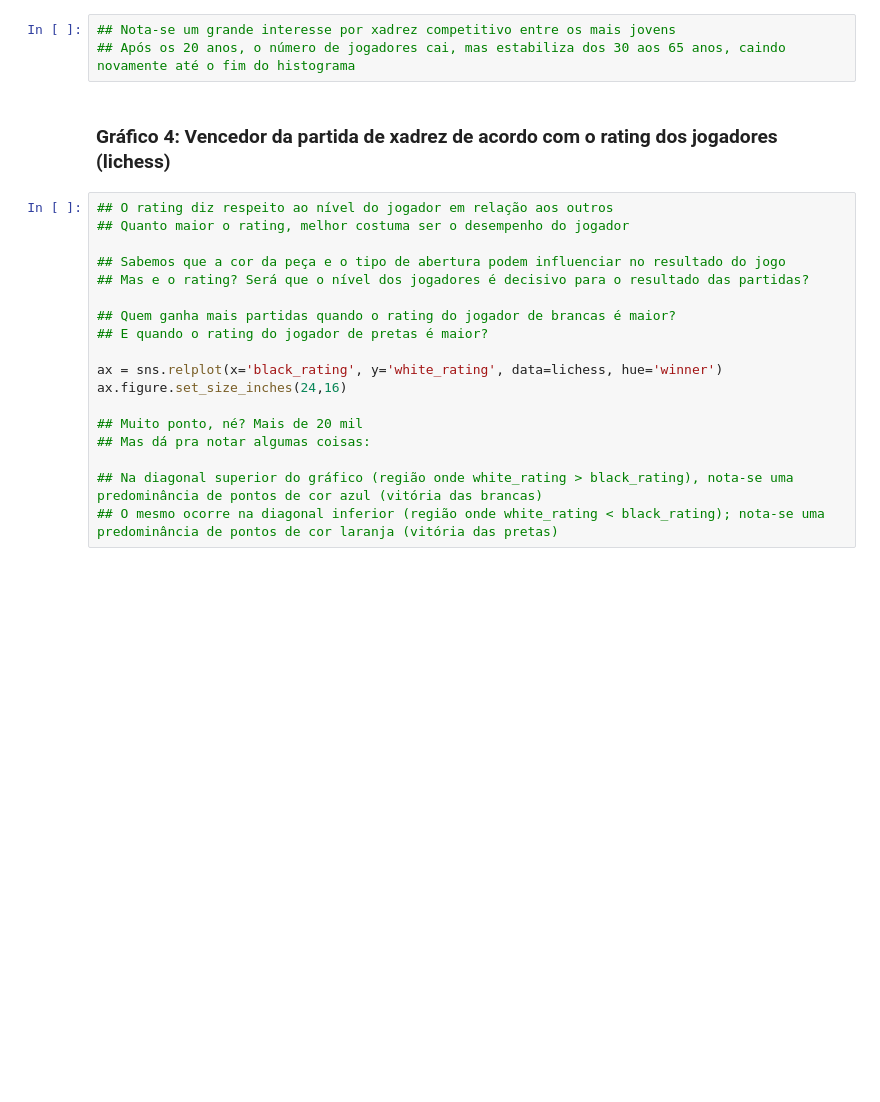
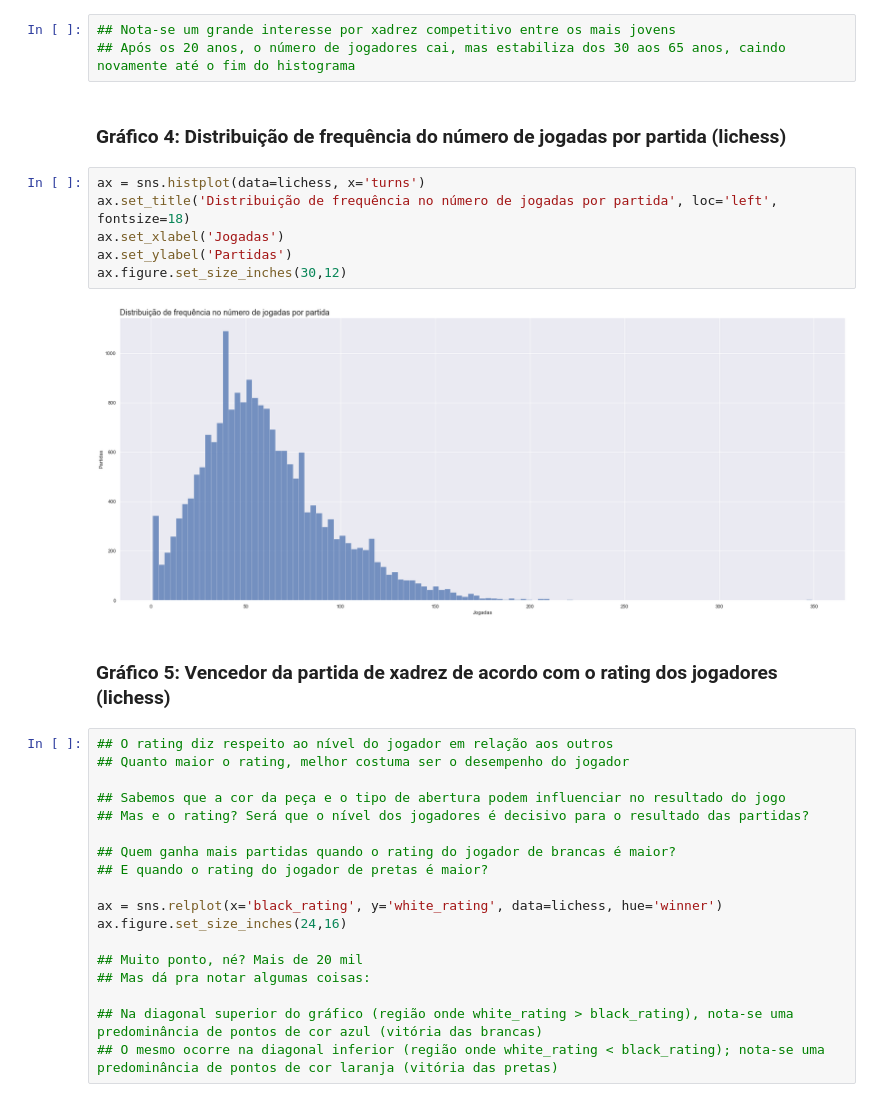
Before and after one commit to samilagarrido/DataChess, a Jupyter notebook: projeto.ipynb, the cells around one changed output. Saved outputs shown, nothing was run; the diff lists cells and outputs as text; blank space fills up the shorter version.

Commit message:
Adicionando gráficos ao projeto

```diff
--- a/projeto.ipynb
+++ b/projeto.ipynb
@@ -305,8 +305,18 @@ plt.show()
 # %%
 ## Nota-se um grande interesse por xadrez competitivo entre os mais jovens
 ## Após os 20 anos, o número de jogadores cai, mas estabiliza dos 30 aos 65 anos, caindo novamente até o fim do histograma
+# %% [markdown]
+### Gráfico 4: Distribuição de frequência do número de jogadas por partida (lichess)
+# %%
+ax = sns.histplot(data=lichess, x='turns')
+ax.set_title('Distribuição de frequência no número de jogadas por partida', loc='left', fontsize=18)
+ax.set_xlabel('Jogadas')
+ax.set_ylabel('Partidas')
+ax.figure.set_size_inches(30,12)
+# %% [output]
+[figure, added]
 # %% [markdown]
-### Gráfico 4: Vencedor da partida de xadrez de acordo com o rating dos jogadores (lichess)
+### Gráfico 5: Vencedor da partida de xadrez de acordo com o rating dos jogadores (lichess)
 # %%
 ## O rating diz respeito ao nível do jogador em relação aos outros
 ## Quanto maior o rating, melhor costuma ser o desempenho do jogador
```
